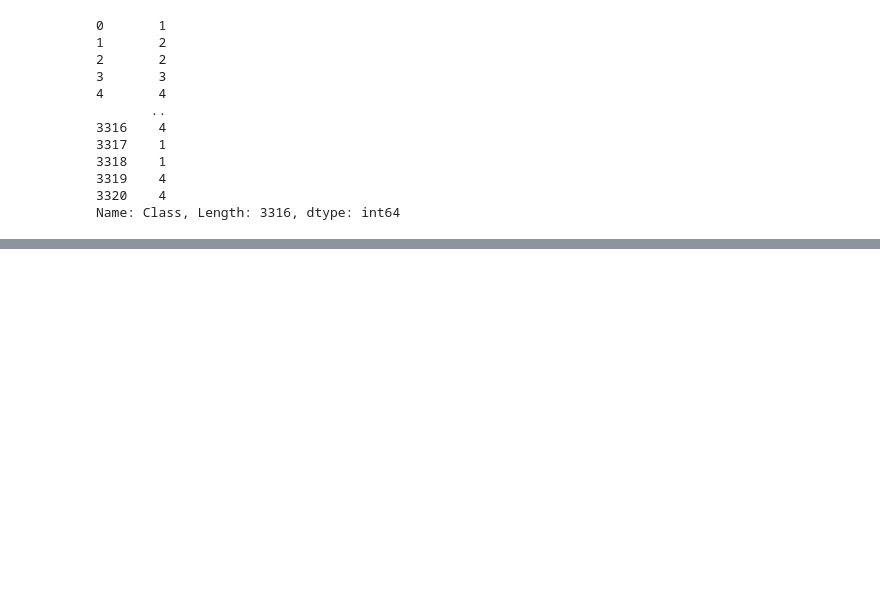
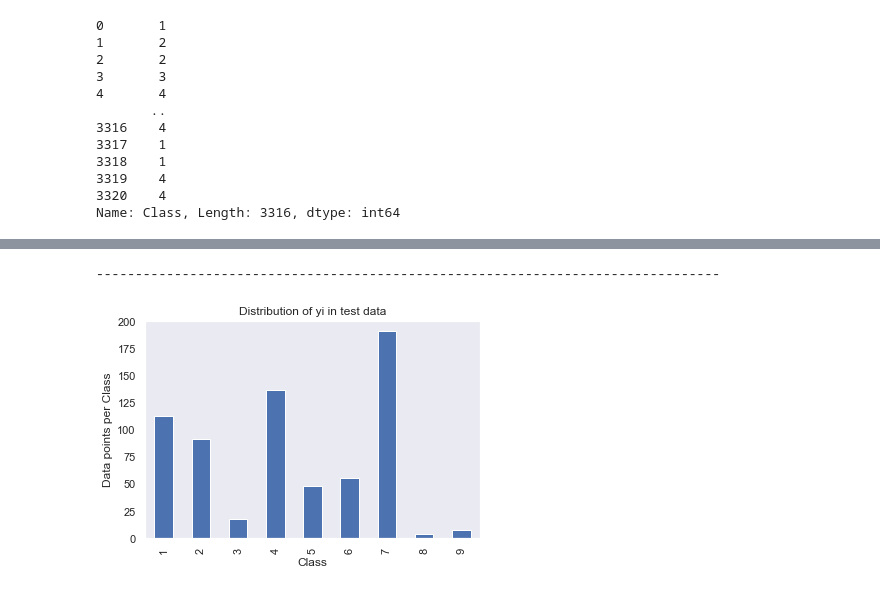
Before and after one commit to surendhar-1706/Classification_of_cancer_mutants, a Jupyter notebook: Cancer_Mutant.ipynb, the cells around one changed output, grey strips where cells are left out. Drawn from its saved outputs; the diff is of its cells as text; code cells hidden in the pictures; blank space fills up the shorter version.

```diff
--- a/Cancer_Mutant.ipynb
+++ b/Cancer_Mutant.ipynb
@@ -506,0 +364,12 @@ Test data f1 score:0.6460049568248708
+# %%
+print('-'*80)
+my_colors = 'rgbkymc'
+test_class_distribution.plot(kind='bar')
+plt.xlabel('Class')
+plt.ylabel('Data points per Class')
+plt.title('Distribution of yi in test data')
+plt.grid()
+plt.show()
+# %% [output]
+--------------------------------------------------------------------------------
+[figure, added]
```
Also changed, not shown: parts of 85 cells of this notebook.
